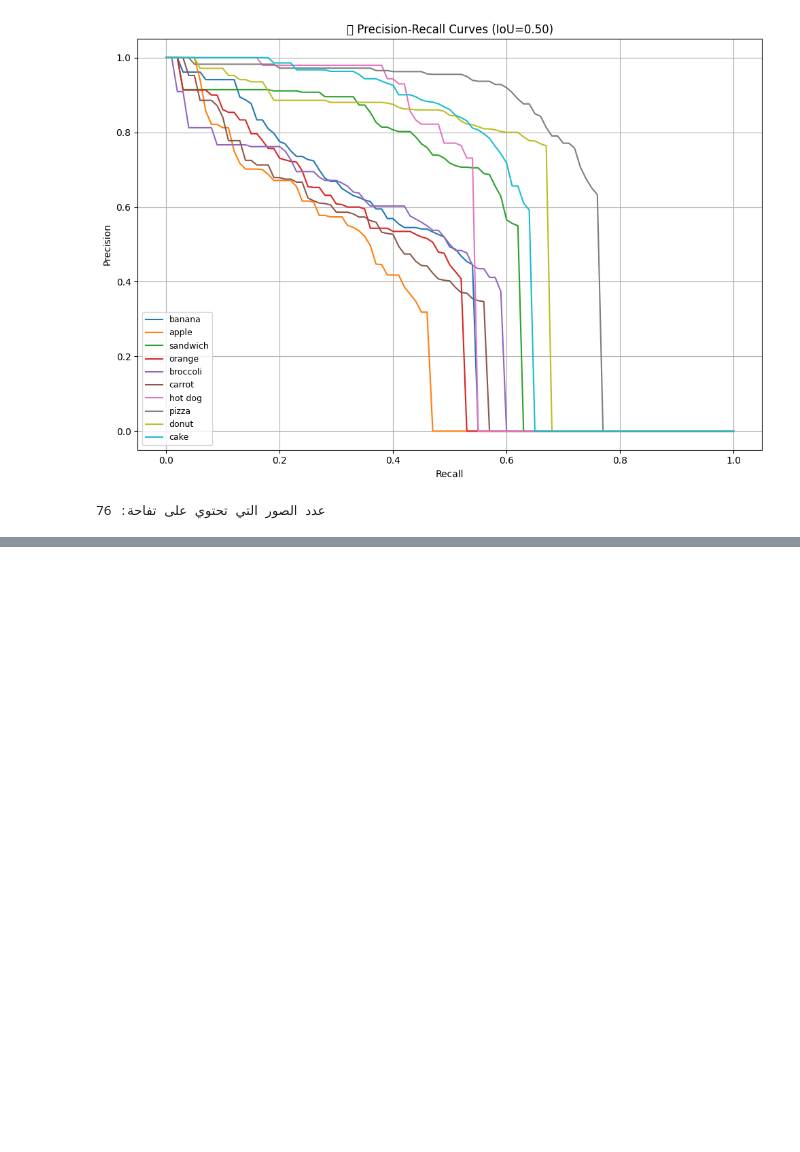
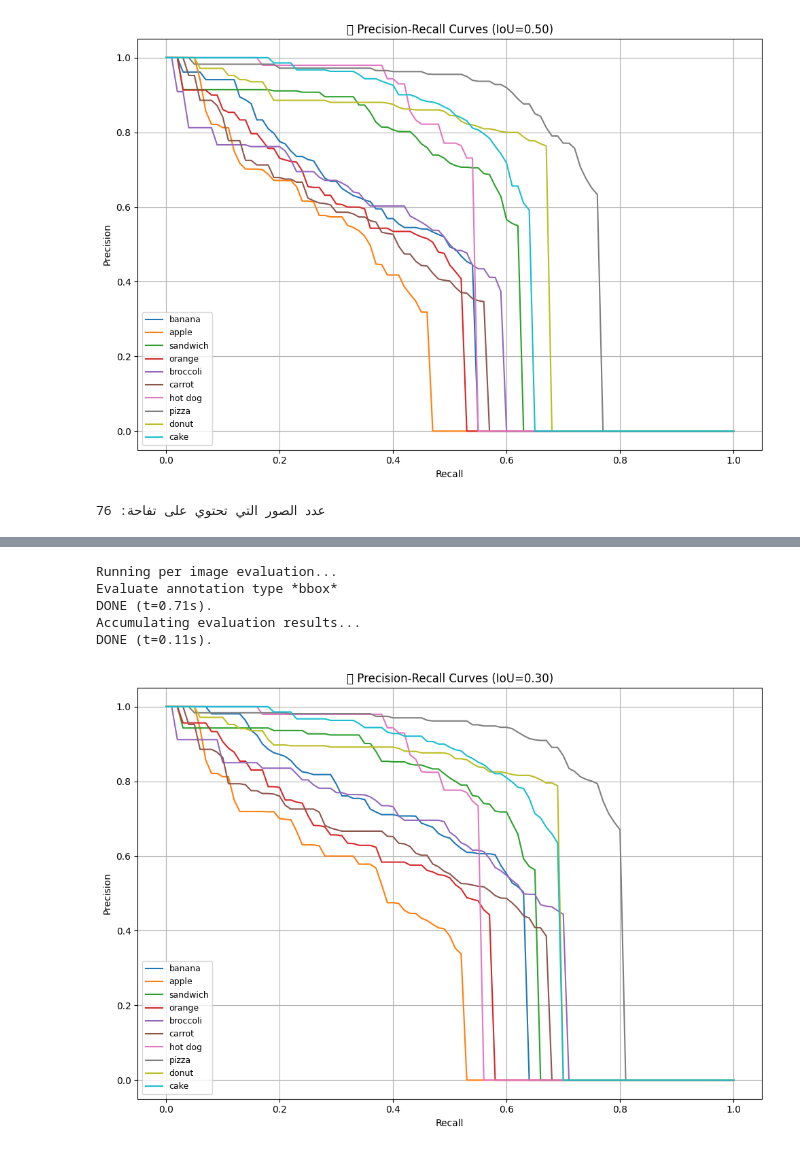
Before and after one commit to AliArabi55/Dete-net-50, a Jupyter notebook: Another_copy_of_detr_resnet_50.ipynb, the cells around one changed output, grey strips where cells are left out. Saved outputs shown, nothing was run; the diff lists cells and outputs as text; code cells hidden in the pictures; blank space fills up the shorter version.

Commit message:
📈 Plot Precision-Recall Curves at IoU=0.30 for food categories

```diff
--- a/Another_copy_of_detr_resnet_50.ipynb
+++ b/Another_copy_of_detr_resnet_50.ipynb
@@ -787,3 +787,20 @@ for img_id in tqdm(selected_ids):
     ax.axis('off')
     plt.tight_layout()
     plt.show()
+# %%
+from pycocotools.cocoeval import COCOeval
+
+# تكرار التقييم مع تغيير عتبة IoU يدويًا
+for threshold in [0.4, 0.3]:
+    print(f"\n📏 تقييم النموذج عند IoU = {threshold:.2f}")
+
+    evaluator_custom = COCOeval(coco_gt, coco_dt, iouType='bbox')
+    evaluator_custom.params.catIds = target_category_ids
+    evaluator_custom.params.imgIds = list(set([d["image_id"] for d in coco_dt.dataset["annotations"]]))
+
+    # تعديل عتبة IoU (عادةً 10 نقاط، الآن نقطة واحدة فقط)
+    evaluator_custom.params.iouThrs = [threshold]
+
+    evaluator_custom.evaluate()
+    evaluator_custom.accumulate()
+    evaluator_custom.summarize()
@@ -789,0 +887,55 @@ for img_id in tqdm(selected_ids):
+# %%
+import matplotlib.pyplot as plt
+import numpy as np
+from pycocotools.cocoeval import COCOeval
+
+# الفئات المستهدفة
+target_category_ids = [52, 53, 54, 55, 56, 57, 58, 59, 60, 61]
+category_names = [
+    "banana", "apple", "sandwich", "orange", "broccoli",
+    "carrot", "hot dog", "pizza", "donut", "cake"
+]
+
+# تقييم النموذج عند IoU = 0.3
+evaluator_03 = COCOeval(coco_gt, coco_dt, iouType='bbox')
+evaluator_03.params.catIds = target_category_ids
+evaluator_03.params.imgIds = list(set([d["image_id"] for d in coco_dt.dataset["annotations"]]))
+evaluator_03.params.iouThrs = [0.3]  # فقط IoU = 0.3
+evaluator_03.evaluate()
+evaluator_03.accumulate()
+
+# خريطة الفهرسة
+cat_id_to_index = {
+    cat_id: idx for idx, cat_id in enumerate(evaluator_03.params.catIds)
+}
+
+# استخراج precision
+precision = evaluator_03.eval['precision']  # shape: [TxRxKxAxM]
+iou_threshold_index = 0    # لأن لدينا فقط IoU=0.3
+area_index = 0
+max_dets_index = 2
+
+# الرسم
+plt.figure(figsize=(10, 7))
+
+for idx, cat_id in enumerate(target_category_ids):
+    cat_index = cat_id_to_index[cat_id]
+    pr = precision[iou_threshold_index, :, cat_index, area_index, max_dets_index]
+    pr = pr[pr > -1]
+    recall = np.linspace(0, 1, len(pr))
+    plt.plot(recall, pr, label=category_names[idx])
+
+plt.xlabel('Recall')
+plt.ylabel('Precision')
+plt.title('📈 Precision-Recall Curves (IoU=0.30)')
+plt.grid(True)
+plt.legend(loc='lower left', fontsize=9)
+plt.tight_layout()
+plt.show()
+# %% [output]
+Running per image evaluation...
+Evaluate annotation type *bbox*
+DONE (t=0.71s).
+Accumulating evaluation results...
+DONE (t=0.11s).
+[figure, added]
```
Also changed, not shown: parts of 2 cells of this notebook.
